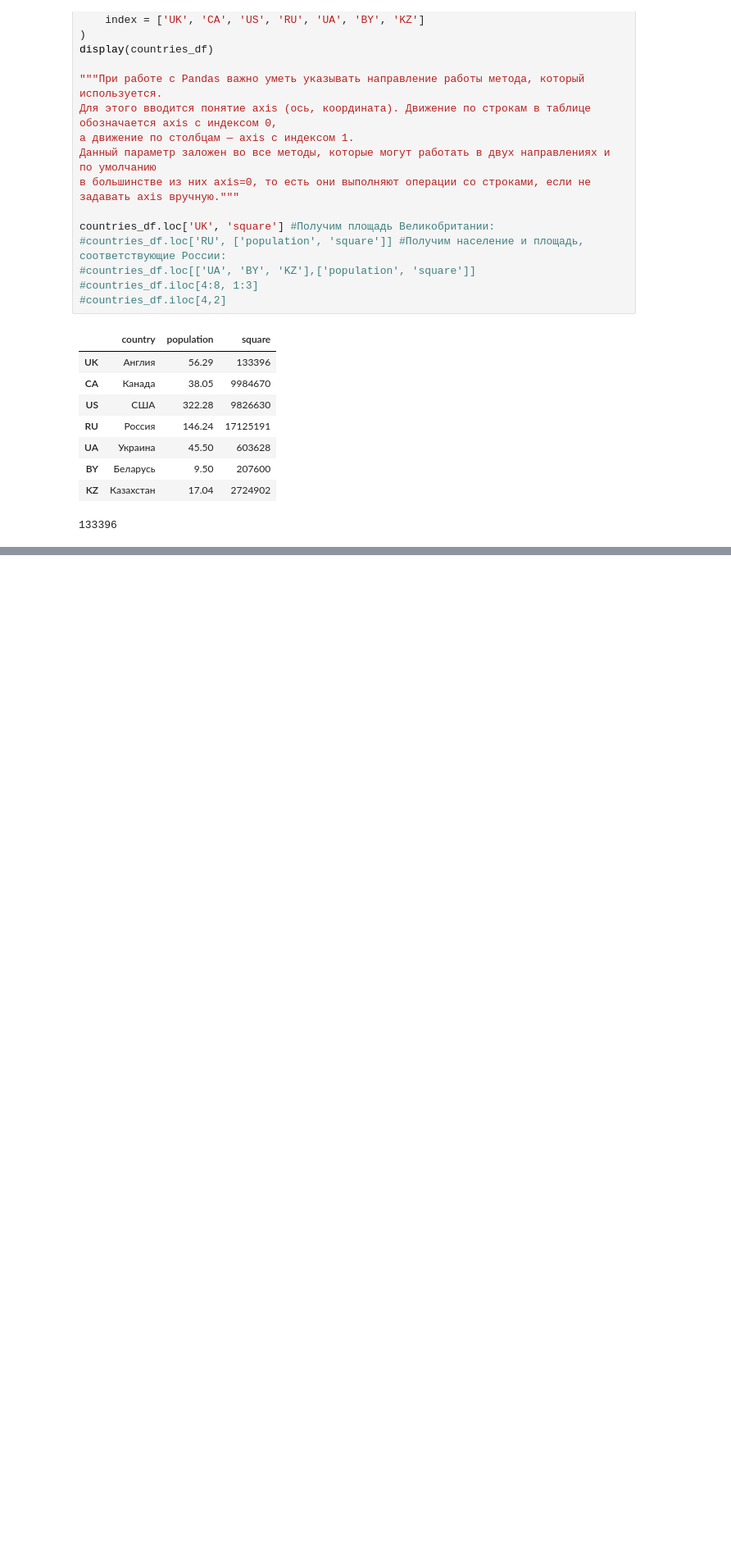
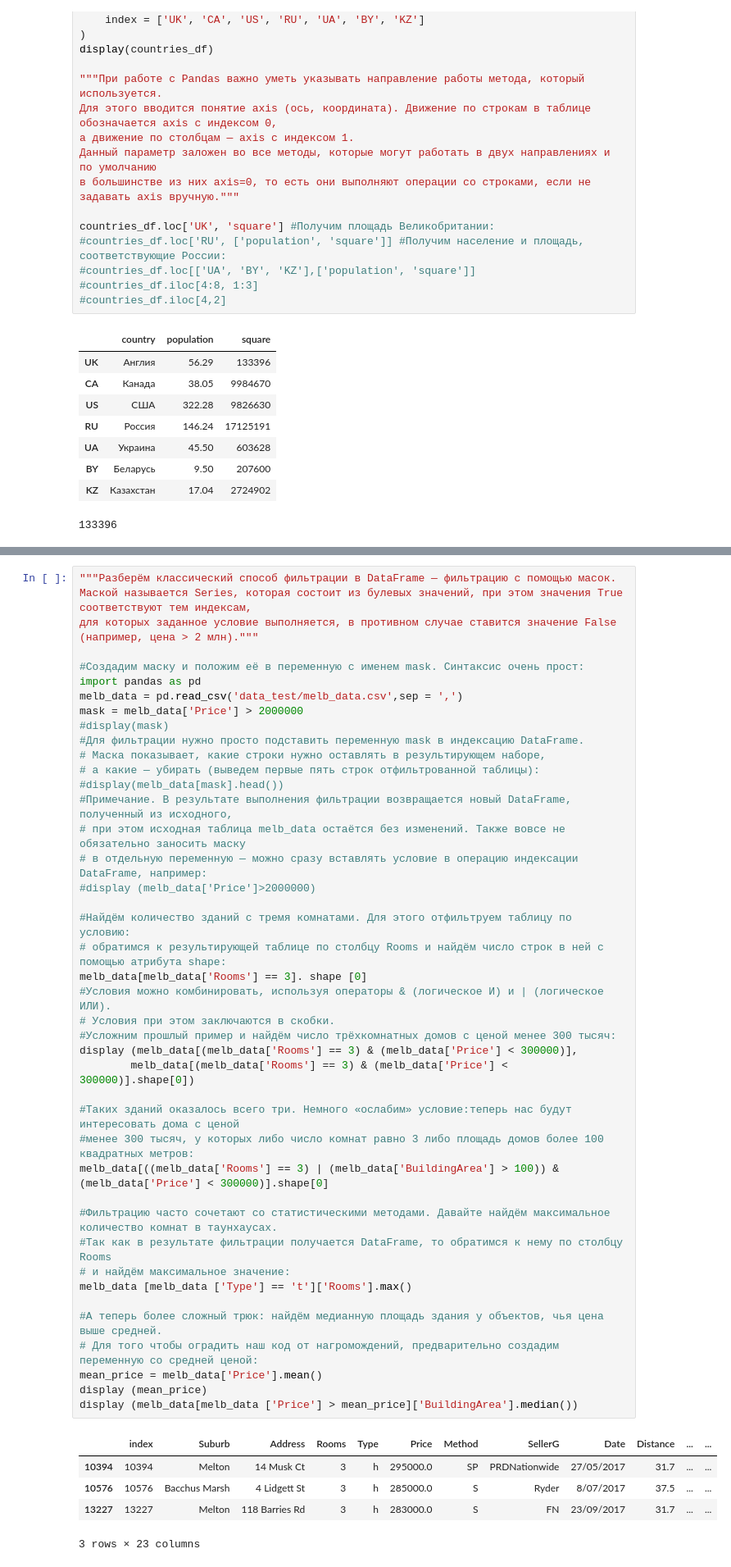
Before and after one commit to Smoothoperator2022/Homework-Skillfactory, a Jupyter notebook: Блок1 SF/Pandas/Introduction Pandas/Pandas DataFrame.ipynb, the cells around one changed output, grey strips where cells are left out. Shown at 82% size. Drawn from its saved outputs; the diff is of its cells as text; blank space fills up the shorter version.

```diff
--- a/Блок1 SF/Pandas/Introduction Pandas/Pandas DataFrame.ipynb
+++ b/Блок1 SF/Pandas/Introduction Pandas/Pandas DataFrame.ipynb
@@ -141,0 +332,48 @@ display(data)
+# %%
+"""Разберём классический способ фильтрации в DataFrame — фильтрацию с помощью масок.
+Маской называется Series, которая состоит из булевых значений, при этом значения True соответствуют тем индексам,
+для которых заданное условие выполняется, в противном случае ставится значение False (например, цена > 2 млн)."""
+
+#Создадим маску и положим её в переменную с именем mask. Синтаксис очень прост:
+import pandas as pd
+melb_data = pd.read_csv('data_test/melb_data.csv',sep = ',')
+mask = melb_data['Price'] > 2000000
+#display(mask)
+#Для фильтрации нужно просто подставить переменную mask в индексацию DataFrame.
+# Маска показывает, какие строки нужно оставлять в результирующем наборе,
+# а какие — убирать (выведем первые пять строк отфильтрованной таблицы):
+#display(melb_data[mask].head())
+#Примечание. В результате выполнения фильтрации возвращается новый DataFrame, полученный из исходного,
+# при этом исходная таблица melb_data остаётся без изменений. Также вовсе не обязательно заносить маску
+# в отдельную переменную — можно сразу вставлять условие в операцию индексации DataFrame, например:
+#display (melb_data['Price']>2000000)
+
+#Найдём количество зданий с тремя комнатами. Для этого отфильтруем таблицу по условию:
+# обратимся к результирующей таблице по столбцу Rooms и найдём число строк в ней с помощью атрибута shape:
+melb_data[melb_data['Rooms'] == 3]. shape [0]
+#Условия можно комбинировать, используя операторы & (логическое И) и | (логическое ИЛИ).
+# Условия при этом заключаются в скобки.
+#Усложним прошлый пример и найдём число трёхкомнатных домов с ценой менее 300 тысяч:
+display (melb_data[(melb_data['Rooms'] == 3) & (melb_data['Price'] < 300000)],
+        melb_data[(melb_data['Rooms'] == 3) & (melb_data['Price'] < 300000)].shape[0])
+
+#Таких зданий оказалось всего три. Немного «ослабим» условие:теперь нас будут интересовать дома с ценой
+#менее 300 тысяч, у которых либо число комнат равно 3 либо площадь домов более 100 квадратных метров:
+melb_data[((melb_data['Rooms'] == 3) | (melb_data['BuildingArea'] > 100)) & (melb_data['Price'] < 300000)].shape[0]
+
+#Фильтрацию часто сочетают со статистическими методами. Давайте найдём максимальное количество комнат в таунхаусах.
+#Так как в результате фильтрации получается DataFrame, то обратимся к нему по столбцу Rooms
+# и найдём максимальное значение:
+melb_data [melb_data ['Type'] == 't']['Rooms'].max()
+
+#А теперь более сложный трюк: найдём медианную площадь здания у объектов, чья цена выше средней.
+# Для того чтобы оградить наш код от нагромождений, предварительно создадим переменную со средней ценой:
+mean_price = melb_data['Price'].mean()
+display (mean_price)
+display (melb_data[melb_data ['Price'] > mean_price]['BuildingArea'].median())
+# %% [output]
+|  | index | Suburb | Address | Rooms | Type | Price | Method | SellerG | Date | Distance | ... | ... |
+| 10394 | 10394 | Melton | 14 Musk Ct | 3 | h | 295000.0 | SP | PRDNationwide | 27/05/2017 | 31.7 | ... | ... |
+| 10576 | 10576 | Bacchus Marsh | 4 Lidgett St | 3 | h | 285000.0 | S | Ryder | 8/07/2017 | 37.5 | ... | ... |
+| 13227 | 13227 | Melton | 118 Barries Rd | 3 | h | 283000.0 | S | FN | 23/09/2017 | 31.7 | ... | ... |
+3 rows × 23 columns
```
Also changed, not shown: parts of 9 cells of this notebook, 4 other files.
